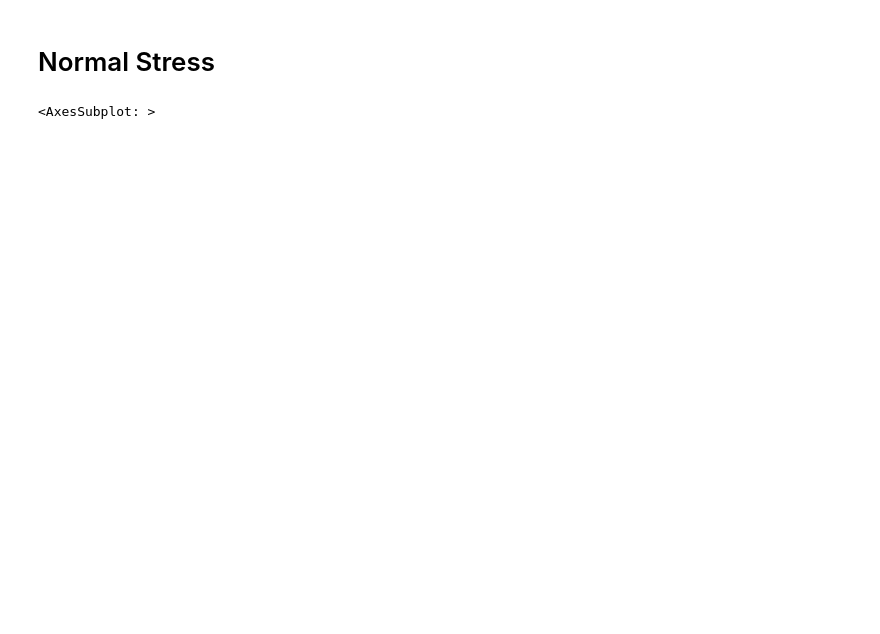
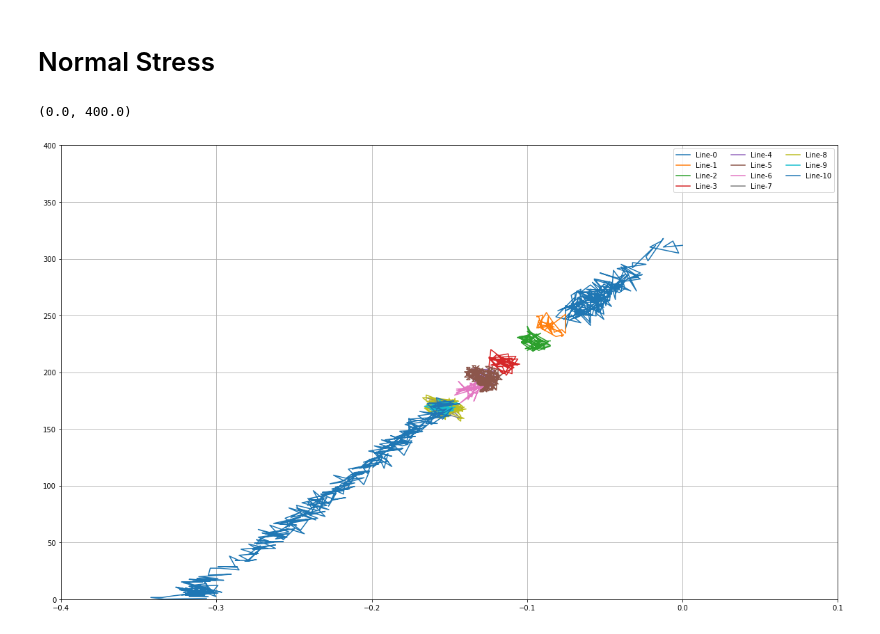
Before and after one commit to haiiliin/svgdatagrabber, a Jupyter notebook: examples/praai2013.ipynb, the cells around one changed output. Saved outputs shown, nothing was run; the diff lists cells and outputs as text; code cells hidden in the pictures; blank space fills up the shorter version.

```diff
--- a/examples/praai2013.ipynb
+++ b/examples/praai2013.ipynb
@@ -83,18 +91,21 @@ paths.plot(fig_kwargs=dict(figsize=(20, 12)))
 # %%
 from svgdatagrabber import SvgPathParser
 
 parser = SvgPathParser(
     "praai2013.svg",
     xrange=(3300, 5200),
     yrange=(3300, 4500),
     min_segments=6,
     tolerance=1,
 )
+parser.csys.setup_xaxis(start=(3379.4, 3409.2), end=(5063.5, 3409.2), xstart=-0.4, xend=0.1, y=0.0)
+parser.csys.setup_yaxis(start=(3379.4, 3409.2), end=(3379.4, 4641.6), ystart=0, yend=400.0, x=0.0)
 
-translate = (-4727, -4370 + 310)
-scale = (0.000298, 0.322)
-paths = parser.parse(translate=translate, scale=scale, origin=(0.0, 310.0))
+paths = parser.parse()
 paths.to_csv("results/u-sign.csv", x="u", y="sign")
-paths.plot(fig_kwargs=dict(figsize=(20, 12)))
+ax = paths.plot(fig_kwargs=dict(figsize=(20, 12)))
+ax.set_xlim(-0.4, 0.1)
+ax.set_ylim(0, 400)
 # %% [output]
-<AxesSubplot: >
+(0.0, 400.0)
+[figure, added]
```
Also changed, not shown: parts of 5 cells of this notebook, 5 other files.
